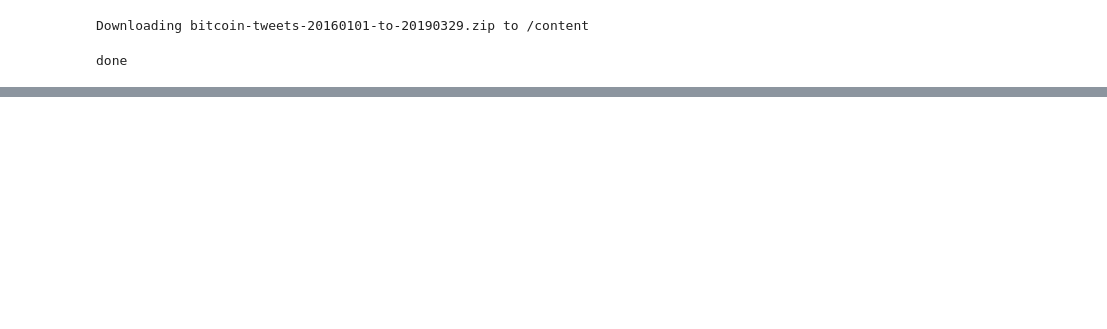
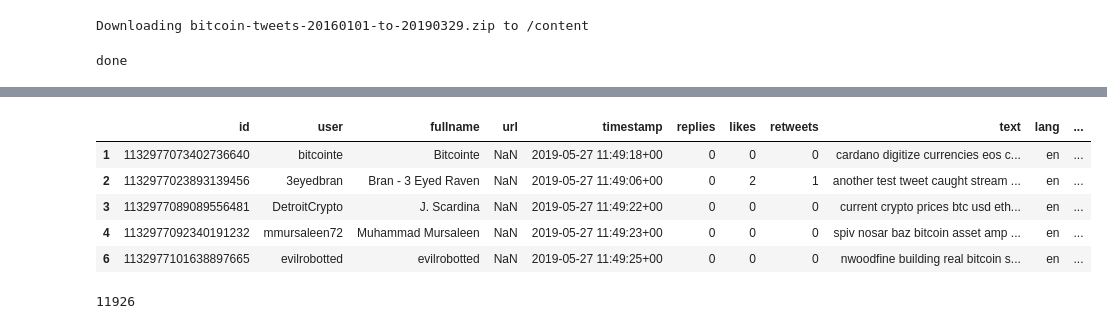
Before and after one commit to abhinao007/Code-tensorflow, a Jupyter notebook: ML_project_1.ipynb, the cells around one changed output, grey strips where cells are left out. Saved outputs shown, nothing was run; the diff lists cells and outputs as text; code cells hidden in the pictures; blank space fills up the shorter version.

```diff
--- a/ML_project_1.ipynb
+++ b/ML_project_1.ipynb
@@ -42,4 +41,20 @@ with ZipFile(file_name, "r") as zip:
 done
 # %%
 import pandas as pd
-df = pd.read_csv('tweets.csv', sep=';',nrows=1500)
+df = pd.read_csv('tweets.csv', sep=';',nrows=20000)
+# %%
+#predit the language to filter for English
+!pip install whatthelang
+from whatthelang import WhatTheLang
+
+wtl = WhatTheLang()
+L=[]
+for row in df['text']:
+    if len(row)!=0:
+        L.append(wtl.predict_lang(row))
+    else:
+        L.append(None)
+
+df['lang'] = L
+df.head()
+df = df[df["lang"] == 'en']
@@ -45,0 +97,17 @@ df = pd.read_csv('tweets.csv', sep=';',nrows=1500)
+# %%
+df['Date_Time']= pd.to_datetime(df['timestamp'], format='%Y-%m-%d')
+
+df['Date_Time']= pd.to_datetime(df['Date_Time']).dt.date
+df['Date_Time']= pd.to_datetime(df['Date_Time'])
+df.head()
+# %% [output]
+|  | id | user | fullname | url | timestamp | replies | likes | retweets | text | lang | ... |
+| 1 | 1132977073402736640 | bitcointe | Bitcointe | NaN | 2019-05-27 11:49:18+00 | 0 | 0 | 0 | cardano digitize currencies eos c... | en | ... |
+| 2 | 1132977023893139456 | 3eyedbran | Bran - 3 Eyed Raven | NaN | 2019-05-27 11:49:06+00 | 0 | 2 | 1 | another test tweet caught stream ... | en | ... |
+| 3 | 1132977089089556481 | DetroitCrypto | J. Scardina | NaN | 2019-05-27 11:49:22+00 | 0 | 0 | 0 | current crypto prices btc usd eth... | en | ... |
+| 4 | 1132977092340191232 | mmursaleen72 | Muhammad Mursaleen | NaN | 2019-05-27 11:49:23+00 | 0 | 0 | 0 | spiv nosar baz bitcoin asset amp ... | en | ... |
+| 6 | 1132977101638897665 | evilrobotted | evilrobotted | NaN | 2019-05-27 11:49:25+00 | 0 | 0 | 0 | nwoodfine building real bitcoin s... | en | ... |
+# %%
+len(df)
+# %% [output]
+11926
```
Also changed, not shown: parts of 25 cells of this notebook.
